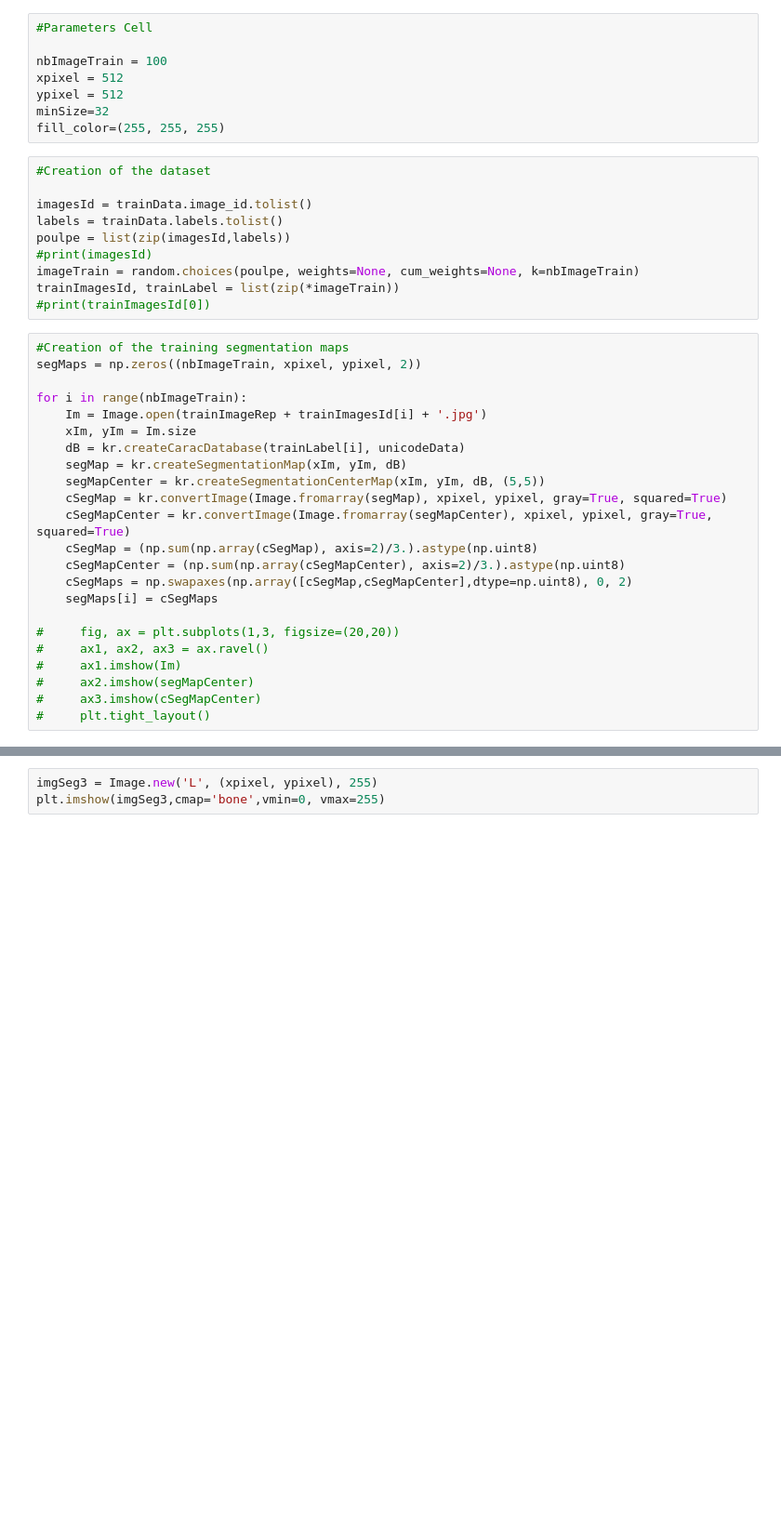
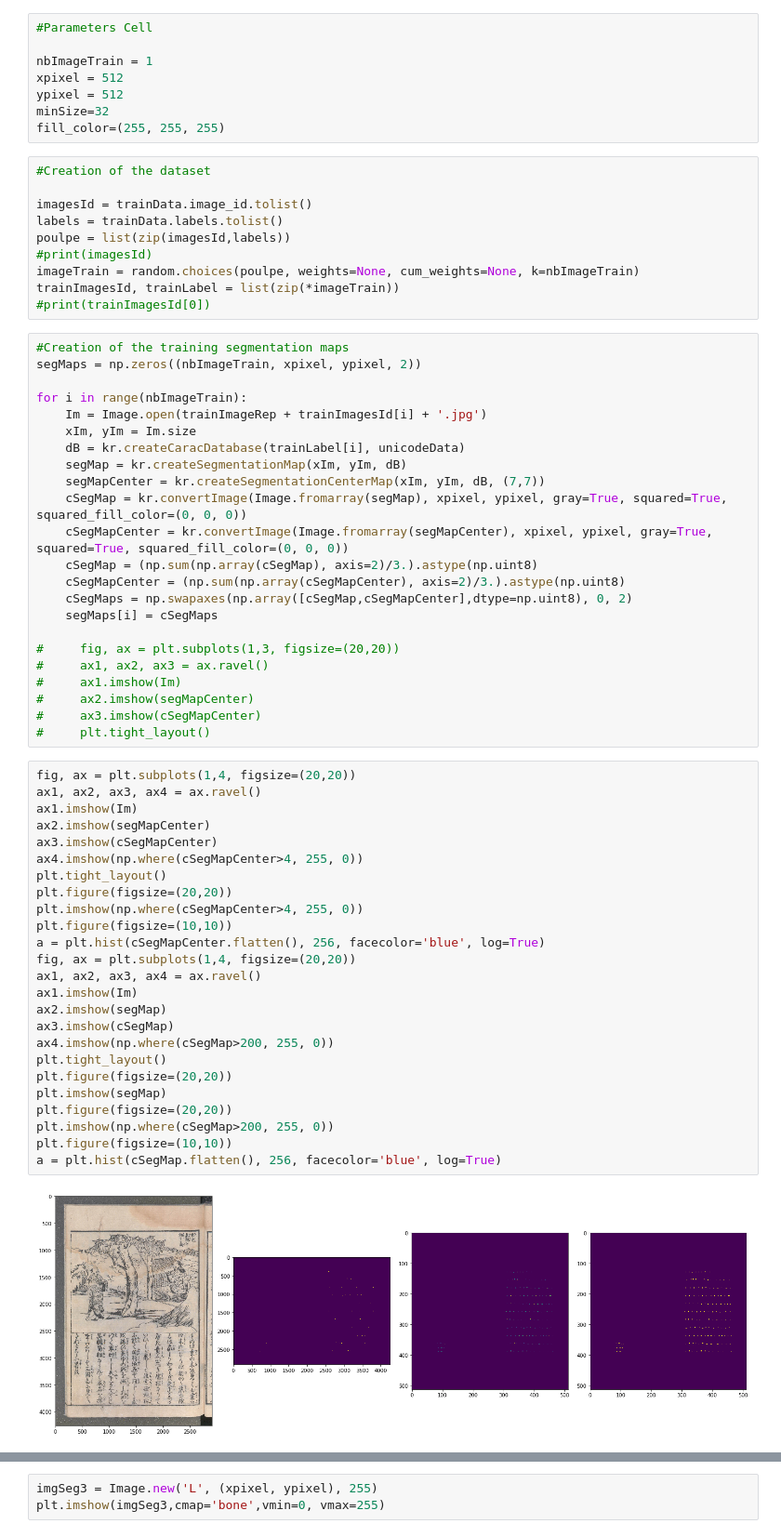
Before and after one commit to mdebony/kuzushiji-recognition, a Jupyter notebook: notebook/SegmentationMapCreator.ipynb, the cells around one changed output, grey strips where cells are left out. Shown at 93% size. Cells and saved outputs as stored; diff of their text form; blank space fills up the shorter version.

```diff
--- a/notebook/SegmentationMapCreator.ipynb
+++ b/notebook/SegmentationMapCreator.ipynb
@@ -22,7 +22,7 @@ sampleSubData = pd.read_csv(dataRep+'sample_submission.csv')
 # %%
 #Parameters Cell
 
-nbImageTrain = 100
+nbImageTrain = 1
 xpixel = 512
 ypixel = 512
 minSize=32
@@ -46,9 +46,9 @@ for i in range(nbImageTrain):
     xIm, yIm = Im.size
     dB = kr.createCaracDatabase(trainLabel[i], unicodeData)
     segMap = kr.createSegmentationMap(xIm, yIm, dB)
-    segMapCenter = kr.createSegmentationCenterMap(xIm, yIm, dB, (5,5))
-    cSegMap = kr.convertImage(Image.fromarray(segMap), xpixel, ypixel, gray=True, squared=True)
-    cSegMapCenter = kr.convertImage(Image.fromarray(segMapCenter), xpixel, ypixel, gray=True, squared=True)
+    segMapCenter = kr.createSegmentationCenterMap(xIm, yIm, dB, (7,7))
+    cSegMap = kr.convertImage(Image.fromarray(segMap), xpixel, ypixel, gray=True, squared=True, squared_fill_color=(0, 0, 0))
+    cSegMapCenter = kr.convertImage(Image.fromarray(segMapCenter), xpixel, ypixel, gray=True, squared=True, squared_fill_color=(0, 0, 0))
     cSegMap = (np.sum(np.array(cSegMap), axis=2)/3.).astype(np.uint8)
     cSegMapCenter = (np.sum(np.array(cSegMapCenter), axis=2)/3.).astype(np.uint8)
     cSegMaps = np.swapaxes(np.array([cSegMap,cSegMapCenter],dtype=np.uint8), 0, 2)
@@ -60,3 +60,30 @@ for i in range(nbImageTrain):
 #     ax2.imshow(segMapCenter)
 #     ax3.imshow(cSegMapCenter)
 #     plt.tight_layout()
+# %%
+fig, ax = plt.subplots(1,4, figsize=(20,20))
+ax1, ax2, ax3, ax4 = ax.ravel()
+ax1.imshow(Im)
+ax2.imshow(segMapCenter)
+ax3.imshow(cSegMapCenter)
+ax4.imshow(np.where(cSegMapCenter>4, 255, 0))
+plt.tight_layout()
+plt.figure(figsize=(20,20))
+plt.imshow(np.where(cSegMapCenter>4, 255, 0))
+plt.figure(figsize=(10,10))
+a = plt.hist(cSegMapCenter.flatten(), 256, facecolor='blue', log=True)
+fig, ax = plt.subplots(1,4, figsize=(20,20))
+ax1, ax2, ax3, ax4 = ax.ravel()
+ax1.imshow(Im)
+ax2.imshow(segMap)
+ax3.imshow(cSegMap)
+ax4.imshow(np.where(cSegMap>200, 255, 0))
+plt.tight_layout()
+plt.figure(figsize=(20,20))
+plt.imshow(segMap)
+plt.figure(figsize=(20,20))
+plt.imshow(np.where(cSegMap>200, 255, 0))
+plt.figure(figsize=(10,10))
+a = plt.hist(cSegMap.flatten(), 256, facecolor='blue', log=True)
+# %% [output]
+[figure, added]
```
Also changed, not shown: parts of 2 cells of this notebook, 1 other file.
